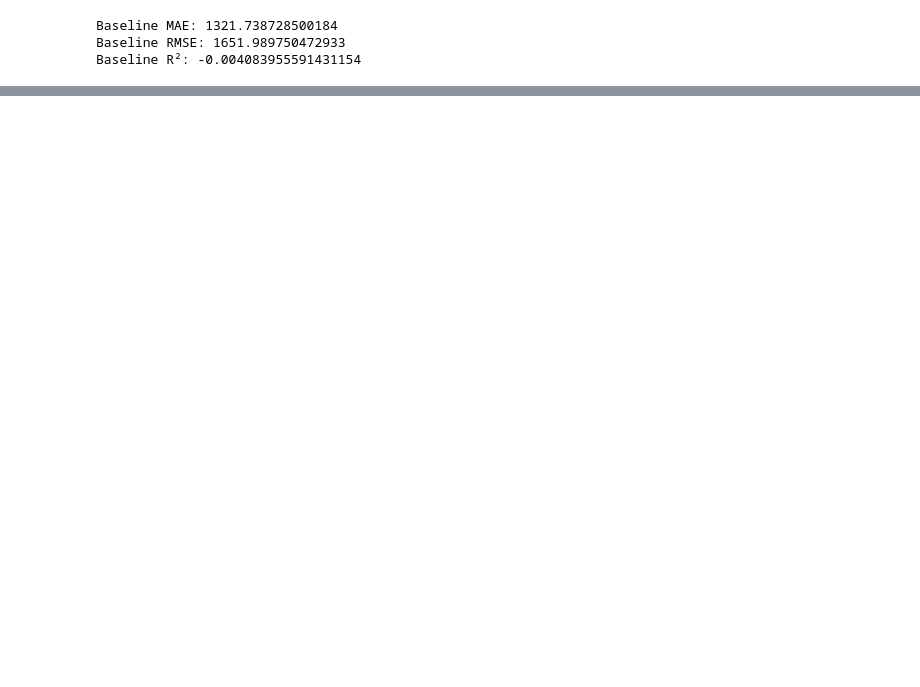
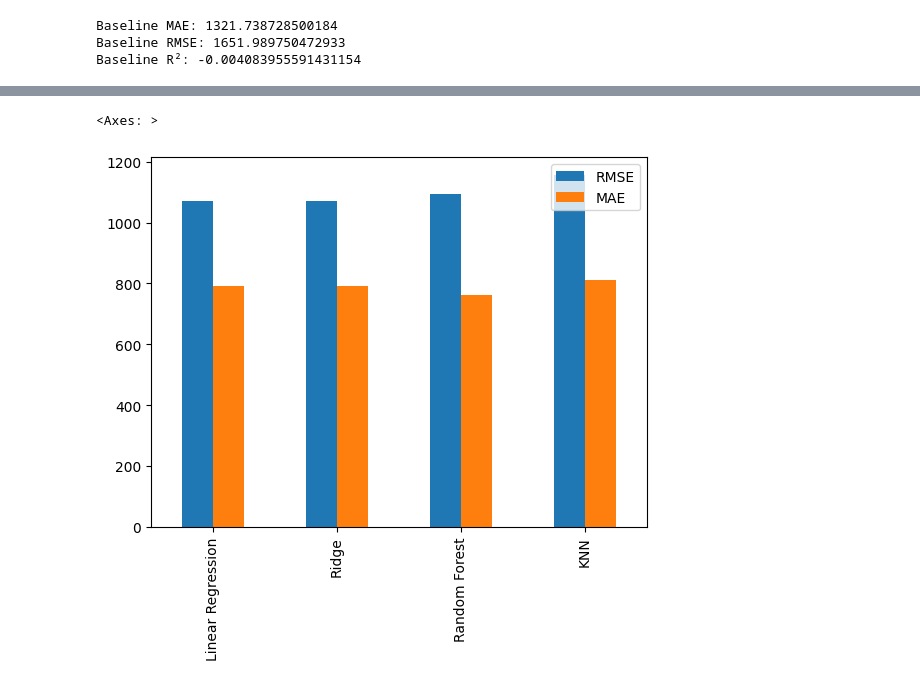
Before and after one commit to r-salimi/BigMarket-Sales, a Jupyter notebook: BigMart_Sales.ipynb, the cells around one changed output, grey strips where cells are left out. Drawn from its saved outputs; the diff is of its cells as text; code cells hidden in the pictures; blank space fills up the shorter version.

```diff
--- a/BigMart_Sales.ipynb
+++ b/BigMart_Sales.ipynb
@@ -543,0 +554,5 @@ results_df.sort_values(
+# %%
+results_df[['RMSE', 'MAE']].plot(kind='bar')
+# %% [output]
+<Axes: >
+[figure, added]
```
Also changed, not shown: parts of 35 cells of this notebook.
